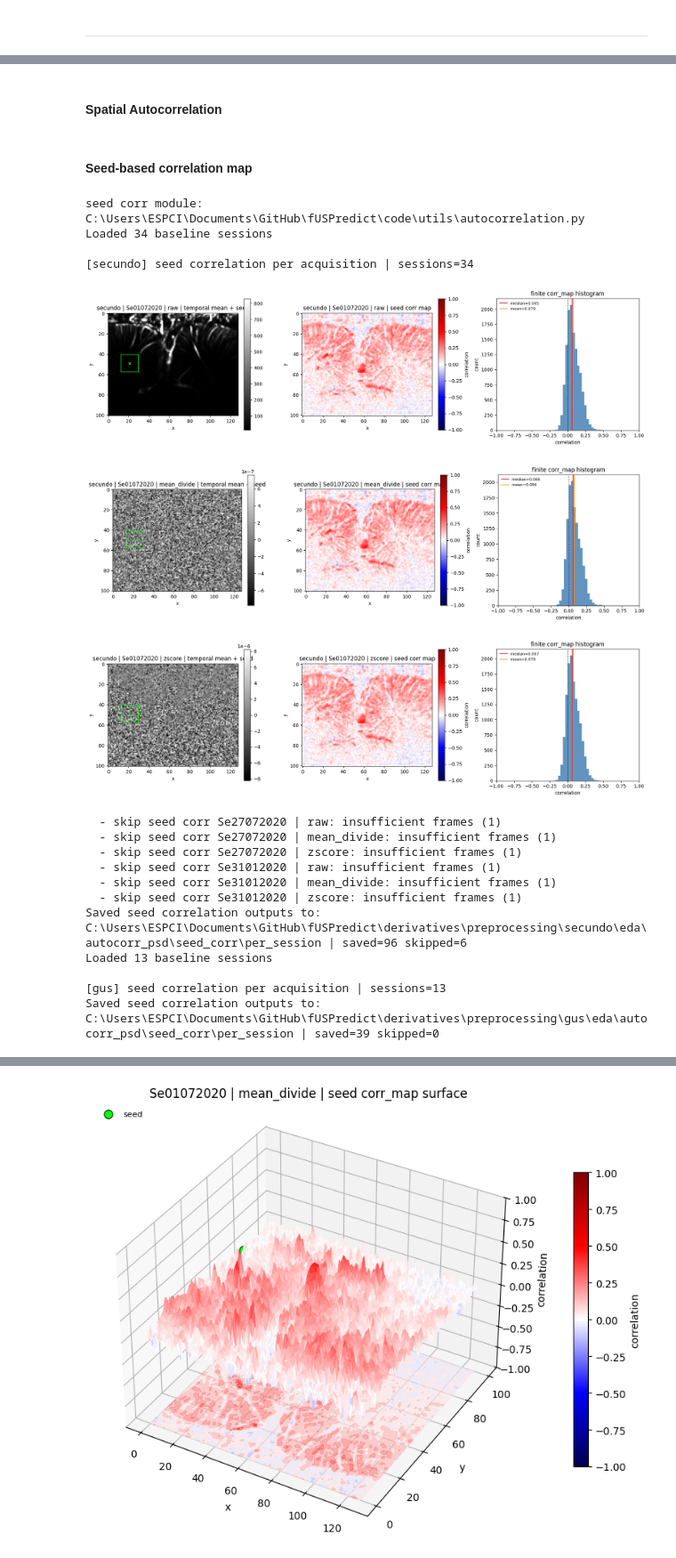
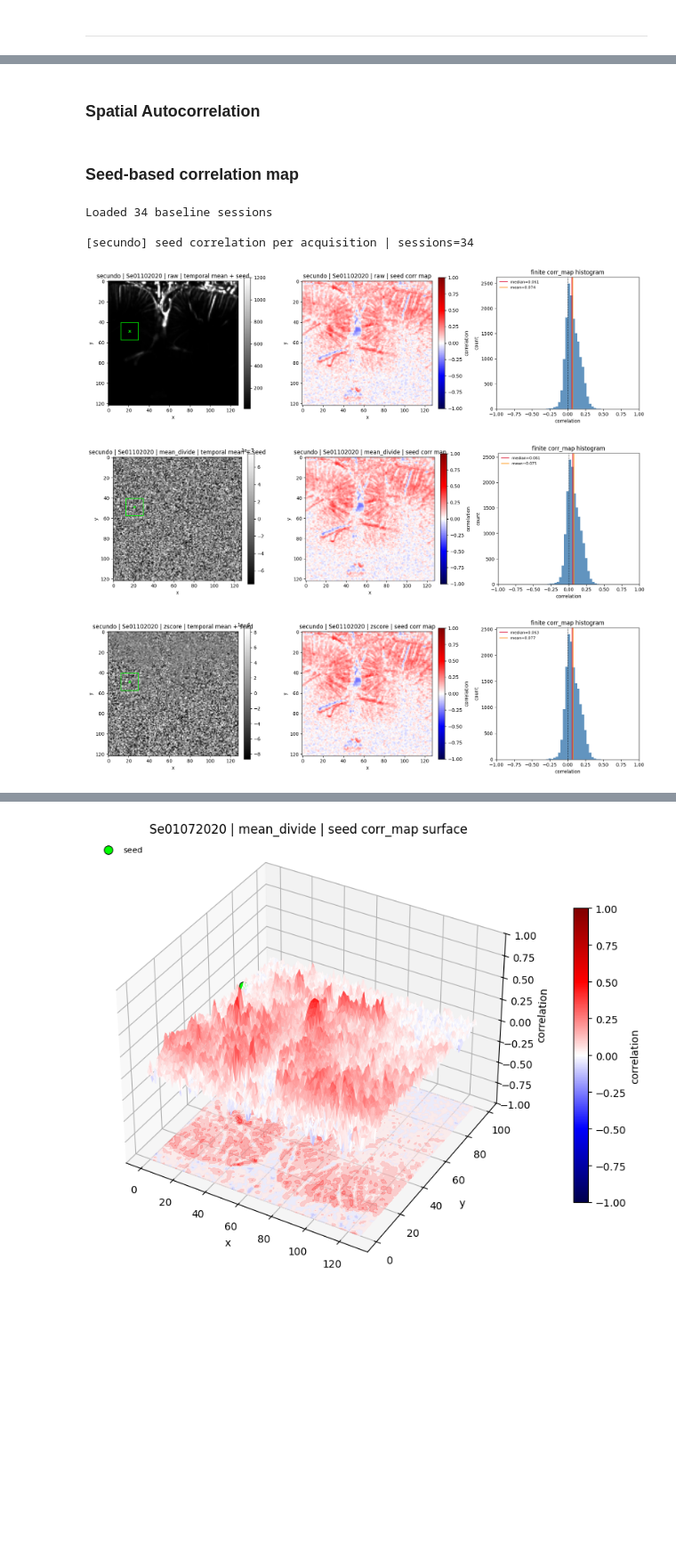
Before and after one commit to brynnhs/fUSPredict, a Jupyter notebook: code/2_exploratory_data_analysis/04_temporal_spatial_dependency.ipynb, the cells around one changed output, grey strips where cells are left out. Shown at 89% size. Drawn from its saved outputs; the diff is of its cells as text; code cells hidden in the pictures; blank space fills up the shorter version.

```diff
--- a/code/2_exploratory_data_analysis/04_temporal_spatial_dependency.ipynb
+++ b/code/2_exploratory_data_analysis/04_temporal_spatial_dependency.ipynb
@@ -98,21 +115,20 @@ _ensure_acf_configured()
 Load baseline sessions for model training.
 # %%
 for subject in subjects:
-    data_directory = source_root / subject
     data_output_dir = deriv_root / subject  # subject-specific output folder
     data_output_dir.mkdir(parents=True, exist_ok=True)
-    if DATA_MODE == "raw":
+    if data_mode == "raw":
         baseline_output_dir = os.path.join(data_output_dir, "baseline_only")
     else:
         baseline_output_dir = os.path.join(
-            data_output_dir, f"baseline_only_normalized/{DATA_MODE}"
+            data_output_dir, f"baseline_only_normalized/{data_mode}"
         )
     # Load all baseline sessions
     baseline_sessions = hf.load_saved_baseline_sessions(baseline_output_dir)
 
     # Print summary
     if len(baseline_sessions) > 0:
-        print(f"\nBaseline Data Summary:{subject} ({DATA_MODE})")
+        print(f"\nBaseline Data Summary:{subject} ({data_mode})")
         print(f"  Total sessions: {len(baseline_sessions)}")
         total_frames = sum(s["frames"].shape[0] for s in baseline_sessions)
         print(f"  Total baseline frames: {total_frames:,}")
@@ -464,2 +467,2 @@ Saved ACF outputs to: C:\Users\ESPCI\Documents\GitHub\fUSPredict\derivatives\pre
 # %% [markdown]
-#### Spatial Autocorrelation
+### Spatial Autocorrelation
@@ -1165,35 +1168,18 @@ Saved ACF outputs to: C:\Users\ESPCI\Documents\GitHub\fUSPredict\derivatives\pre
 # %% [markdown]
-#### Seed-based correlation map
+### Seed-based correlation map
 # %%
-import importlib
-
-# Ensure notebook uses the latest on-disk utils.autocorrelation definitions.
-acf = importlib.reload(acf)
-print(f"seed corr module: {acf.__file__}")
-if not hasattr(acf, "seed_temporal_corr_map"):
-    raise RuntimeError(
-        "utils.autocorrelation is loaded without seed_temporal_corr_map; "
-        "restart kernel and rerun from the imports cell."
-    )
-
 acf.configure(
     deriv_root_path=deriv_root,
-    eda_root_name=EDA_ROOT_NAME if "EDA_ROOT_NAME" in globals() else "eda",
+    eda_root_name=eda_root_name if "eda_root_name" in globals() else "eda",
     acf_qc_filename=(
-        ACF_QC_FILENAME if "ACF_QC_FILENAME" in globals() else "acf_qc_summary.csv"
+        acf_qc_filename if "acf_qc_filename" in globals() else "acf_qc_summary.csv"
     ),
     frame_diff_robust_pctl=(
-        FDIFF_ROBUST_PCTL if "FDIFF_ROBUST_PCTL" in globals() else (2.0, 98.0)
+        fdiff_robust_pctl if "fdiff_robust_pctl" in globals() else (2.0, 98.0)
     ),
-    spatial_eps=SPATIAL_EPS,
-    spatial_min_valid_samples=SPATIAL_MIN_VALID_SAMPLES,
+    spatial_eps=spatial_eps,
+    spatial_min_valid_samples=spatial_min_valid_samples,
 )
-
-SEED_ROOT_SUBDIR = "seed_corr"
-SEED_CENTER = (49, 21)  # global (y, x) seed for all subjects/sessions
-SEED_PATCH_RADIUS = 8  # 0=pixel, >0=square patch radius
-SEED_EPS = SPATIAL_EPS
-SEED_MIN_VALID_SAMPLES = SPATIAL_MIN_VALID_SAMPLES
 
 for subject in subjects:
     baseline_dir = deriv_root / subject / "baseline_only"
@@ -1214,7 +1200,7 @@ for subject in subjects:
     for s_idx, session in enumerate(baseline_sessions):
         session_id = str(session["session_id"])
 
-        for mode in ANALYSIS_MODES:
+        for mode in analysis_modes:
             summary_path = out_per / f"{subject}_{session_id}_{mode}_seed_corr_summary.csv"
 
             try:
@@ -1391,46 +1377,34 @@ for subject in subjects:
                             "n_frames": np.nan,
                             "height": np.nan,
                             "width": np.nan,
                             "seed_n_pixels": np.nan,
                             "n_pixels_total": np.nan,
                             "n_pixels_finite": np.nan,
                             "finite_fraction": np.nan,
                             "mean_corr": np.nan,
                             "median_corr": np.nan,
                             "positive_fraction": np.nan,
                             "std_corr": np.nan,
                             "min_corr": np.nan,
                             "max_corr": np.nan,
                             "mean_n_valid": np.nan,
                             "min_n_valid": np.nan,
                             "max_n_valid": np.nan,
                             "seed_ts_mean": np.nan,
                             "seed_ts_std": np.nan,
                             "seed_ts_n_finite": np.nan,
                         }
                     ]
                 ).to_csv(summary_path, index=False)
 
     print(
         f"Saved seed correlation outputs to: {out_per} | saved={n_saved} skipped={n_skipped}"
     )
 # %% [output]
-seed corr module: C:\Users\ESPCI\Documents\GitHub\fUSPredict\code\utils\autocorrelation.py
 Loaded 34 baseline sessions
 
 [secundo] seed correlation per acquisition | sessions=34
-[figure, old version]
+[figure, new version]
-[figure, old version]
+[figure, new version]
-[figure, old version]
+[figure, new version]
-  - skip seed corr Se27072020 | raw: insufficient frames (1)
-  - skip seed corr Se27072020 | mean_divide: insufficient frames (1)
-  - skip seed corr Se27072020 | zscore: insufficient frames (1)
-  - skip seed corr Se31012020 | raw: insufficient frames (1)
-  - skip seed corr Se31012020 | mean_divide: insufficient frames (1)
-  - skip seed corr Se31012020 | zscore: insufficient frames (1)
-Saved seed correlation outputs to: C:\Users\ESPCI\Documents\GitHub\fUSPredict\derivatives\preprocessing\secundo\eda\autocorr_psd\seed_corr\per_session | saved=96 skipped=6
-Loaded 13 baseline sessions
-
-[gus] seed correlation per acquisition | sessions=13
-Saved seed correlation outputs to: C:\Users\ESPCI\Documents\GitHub\fUSPredict\derivatives\preprocessing\gus\eda\autocorr_psd\seed_corr\per_session | saved=39 skipped=0
 # %%
```
Also changed, not shown: parts of 14 cells of this notebook, 7 other files.
